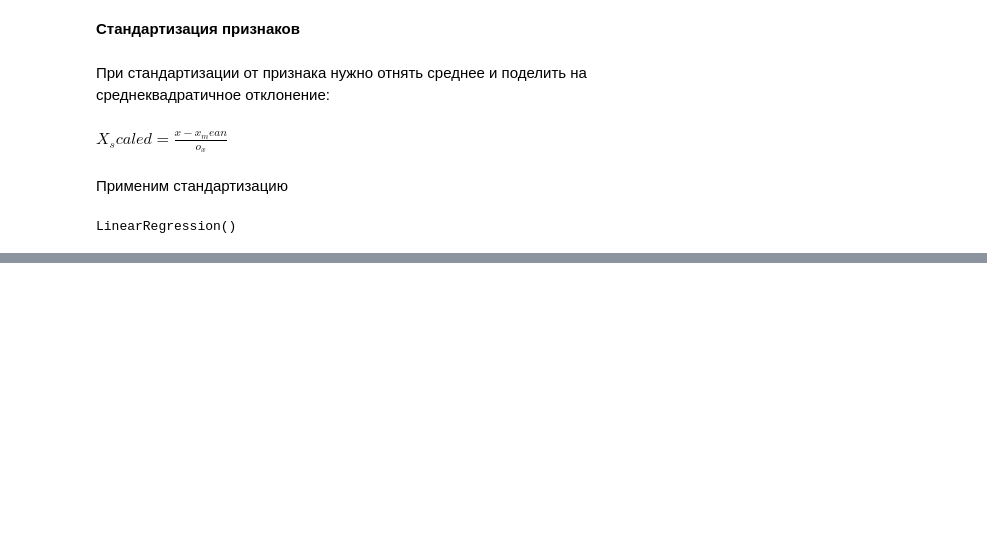
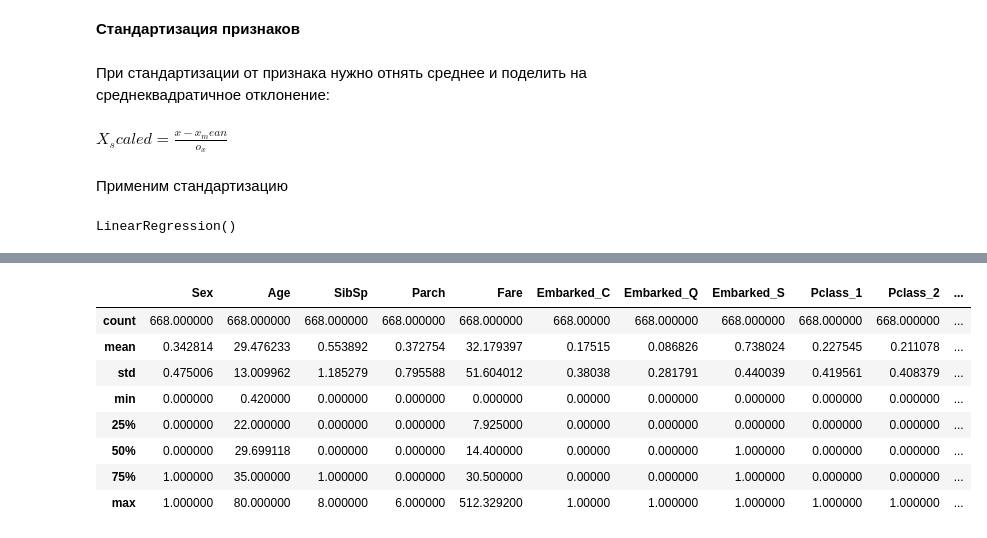
Before and after one commit to Twist-tracer/gb-python-libs, a Jupyter notebook: lesson6/lesson.ipynb, the cells around one changed output, grey strips where cells are left out. Cells and saved outputs as stored; diff of their text form; code cells hidden in the pictures; blank space fills up the shorter version.

```diff
--- a/lesson6/lesson.ipynb
+++ b/lesson6/lesson.ipynb
@@ -267,0 +718,12 @@ Text(0, 0.5, 'Признак')
+# %%
+x_train.describe()
+# %% [output]
+|  | Sex | Age | SibSp | Parch | Fare | Embarked_C | Embarked_Q | Embarked_S | Pclass_1 | Pclass_2 | ... |
+| count | 668.000000 | 668.000000 | 668.000000 | 668.000000 | 668.000000 | 668.00000 | 668.000000 | 668.000000 | 668.000000 | 668.000000 | ... |
+| mean | 0.342814 | 29.476233 | 0.553892 | 0.372754 | 32.179397 | 0.17515 | 0.086826 | 0.738024 | 0.227545 | 0.211078 | ... |
+| std | 0.475006 | 13.009962 | 1.185279 | 0.795588 | 51.604012 | 0.38038 | 0.281791 | 0.440039 | 0.419561 | 0.408379 | ... |
+| min | 0.000000 | 0.420000 | 0.000000 | 0.000000 | 0.000000 | 0.00000 | 0.000000 | 0.000000 | 0.000000 | 0.000000 | ... |
+| 25% | 0.000000 | 22.000000 | 0.000000 | 0.000000 | 7.925000 | 0.00000 | 0.000000 | 0.000000 | 0.000000 | 0.000000 | ... |
+| 50% | 0.000000 | 29.699118 | 0.000000 | 0.000000 | 14.400000 | 0.00000 | 0.000000 | 1.000000 | 0.000000 | 0.000000 | ... |
+| 75% | 1.000000 | 35.000000 | 1.000000 | 0.000000 | 30.500000 | 0.00000 | 0.000000 | 1.000000 | 0.000000 | 0.000000 | ... |
+| max | 1.000000 | 80.000000 | 8.000000 | 6.000000 | 512.329200 | 1.00000 | 1.000000 | 1.000000 | 1.000000 | 1.000000 | ... |
```
Also changed, not shown: parts of 131 cells of this notebook, 6 other files.
